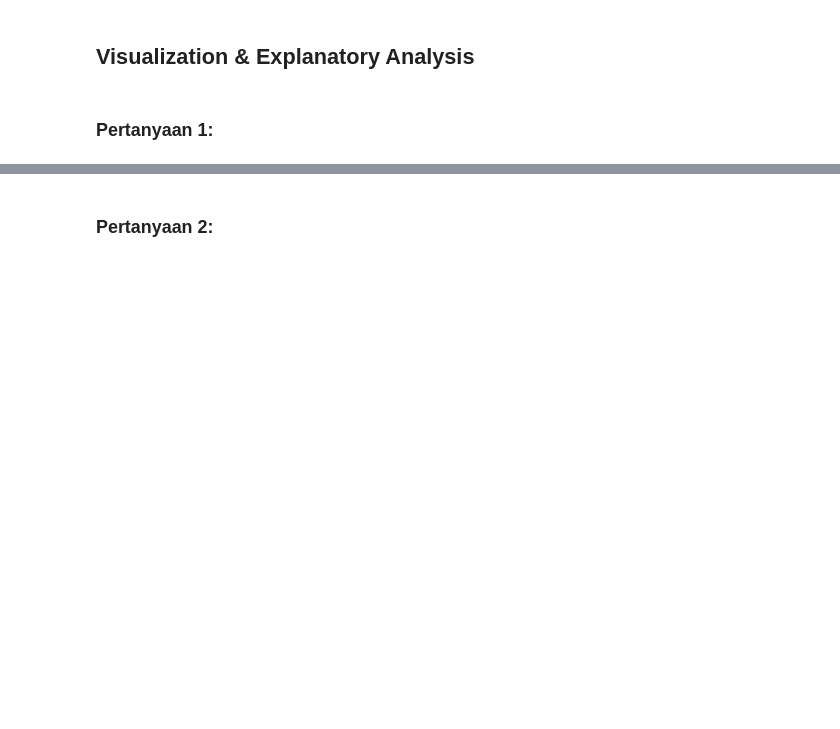
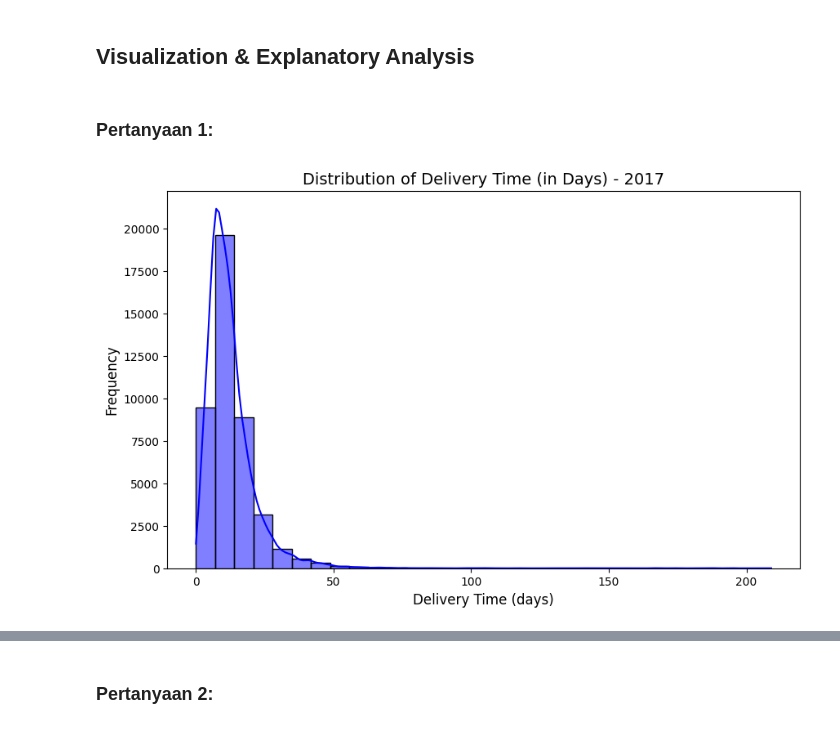
Before and after one commit to faarismuda/E-commerce-Analysis, a Jupyter notebook: Proyek Analisis Data Dicoding - Faaris Muda Dwi Nugraha.ipynb, the cells around one changed output, grey strips where cells are left out. Cells and saved outputs as stored; diff of their text form; code cells hidden in the pictures; blank space fills up the shorter version.

```diff
--- a/Proyek Analisis Data Dicoding - Faaris Muda Dwi Nugraha.ipynb
+++ b/Proyek Analisis Data Dicoding - Faaris Muda Dwi Nugraha.ipynb
@@ -308,0 +456,21 @@ print(long_delivery_payment_methods)
+# %%
+# Menghitung IQR untuk waktu pengiriman
+Q1 = orders_geo['delivery_time_days'].quantile(0.25)
+Q3 = orders_geo['delivery_time_days'].quantile(0.75)
+IQR = Q3 - Q1
+
+# Batas untuk outlier
+lower_bound = Q1 - 1.5 * IQR
+upper_bound = Q3 + 1.5 * IQR
+
+# Mengganti outlier dengan batas
+orders_geo['delivery_time_days'] = orders_geo['delivery_time_days'].clip(lower=lower_bound, upper=upper_bound)
+
+# Atau, menghapus outlier
+orders_geo = orders_geo[
+    (orders_geo['delivery_time_days'] >= lower_bound) &
+    (orders_geo['delivery_time_days'] <= upper_bound)
+]
+
+print("Data after handling outliers:")
+print(orders_geo.describe())
@@ -314,3 +623,16 @@ print(long_delivery_payment_methods)
 ## Exploratory Data Analysis (EDA)
 # %% [markdown]
 ### Explore ...
+# %%
+# Tambahkan kolom delivery_time_days (selisih dalam hari)
+orders_geo['delivery_time_days'] = (
+    orders_geo['order_delivered_customer_date'] - orders_geo['order_purchase_timestamp']
+).dt.days
+
+# Filter data hanya untuk tahun 2017
+orders_geo_2017 = orders_geo[
+    orders_geo['order_purchase_timestamp'].dt.year == 2017
+]
+
+print("Dataset filtered for 2017:")
+print(orders_geo_2017.info())
@@ -322,3 +708,16 @@ print(long_delivery_payment_methods)
 ## Visualization & Explanatory Analysis
 # %% [markdown]
 ### Pertanyaan 1:
+# %%
+import matplotlib.pyplot as plt
+import seaborn as sns
+
+# Plot distribusi waktu pengiriman
+plt.figure(figsize=(10, 6))
+sns.histplot(orders_geo_2017['delivery_time_days'], bins=30, kde=True, color='blue')
+plt.title("Distribution of Delivery Time (in Days) - 2017", fontsize=14)
+plt.xlabel("Delivery Time (days)", fontsize=12)
+plt.ylabel("Frequency", fontsize=12)
+plt.show()
+# %% [output]
+[figure, added]
```
Also changed, not shown: parts of 42 cells of this notebook.
